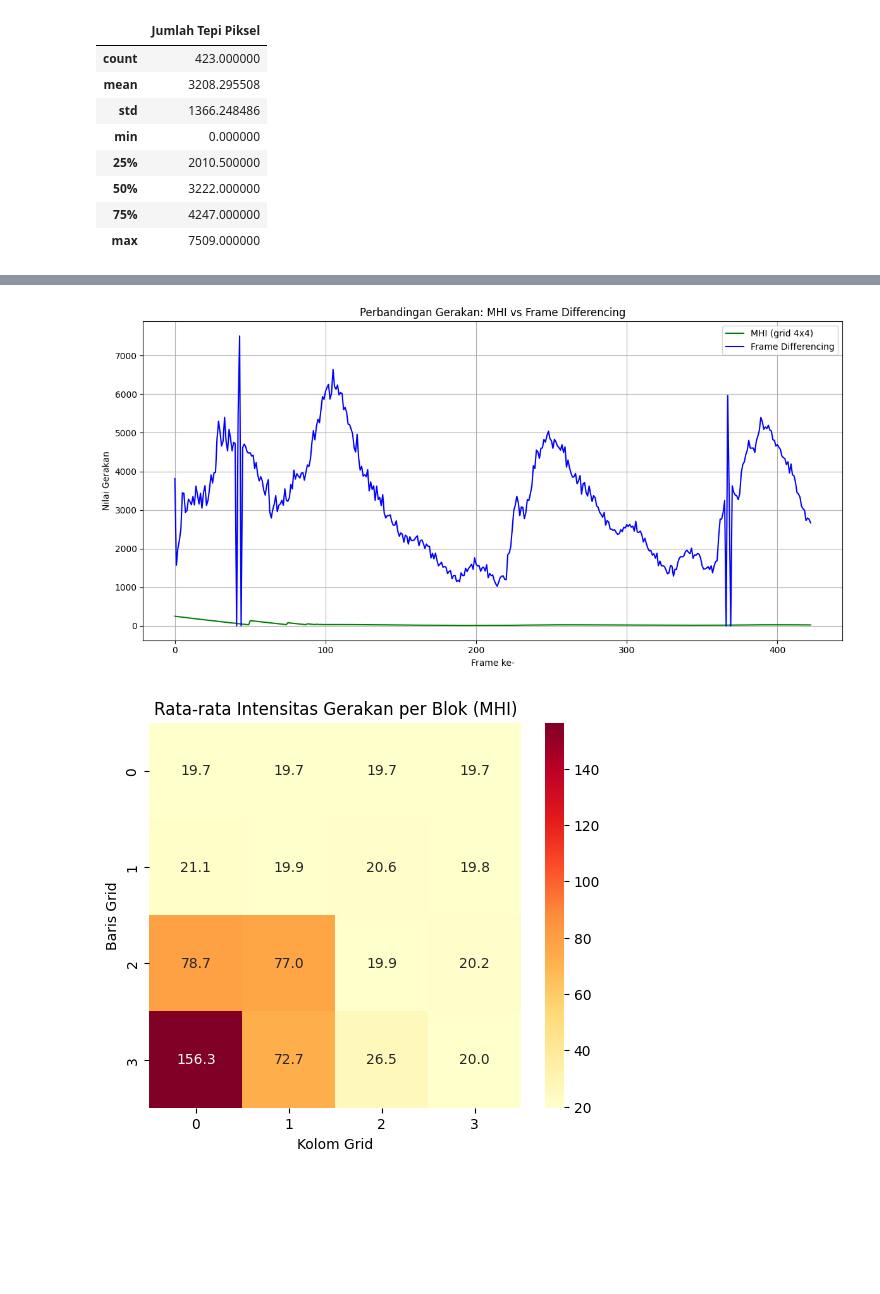
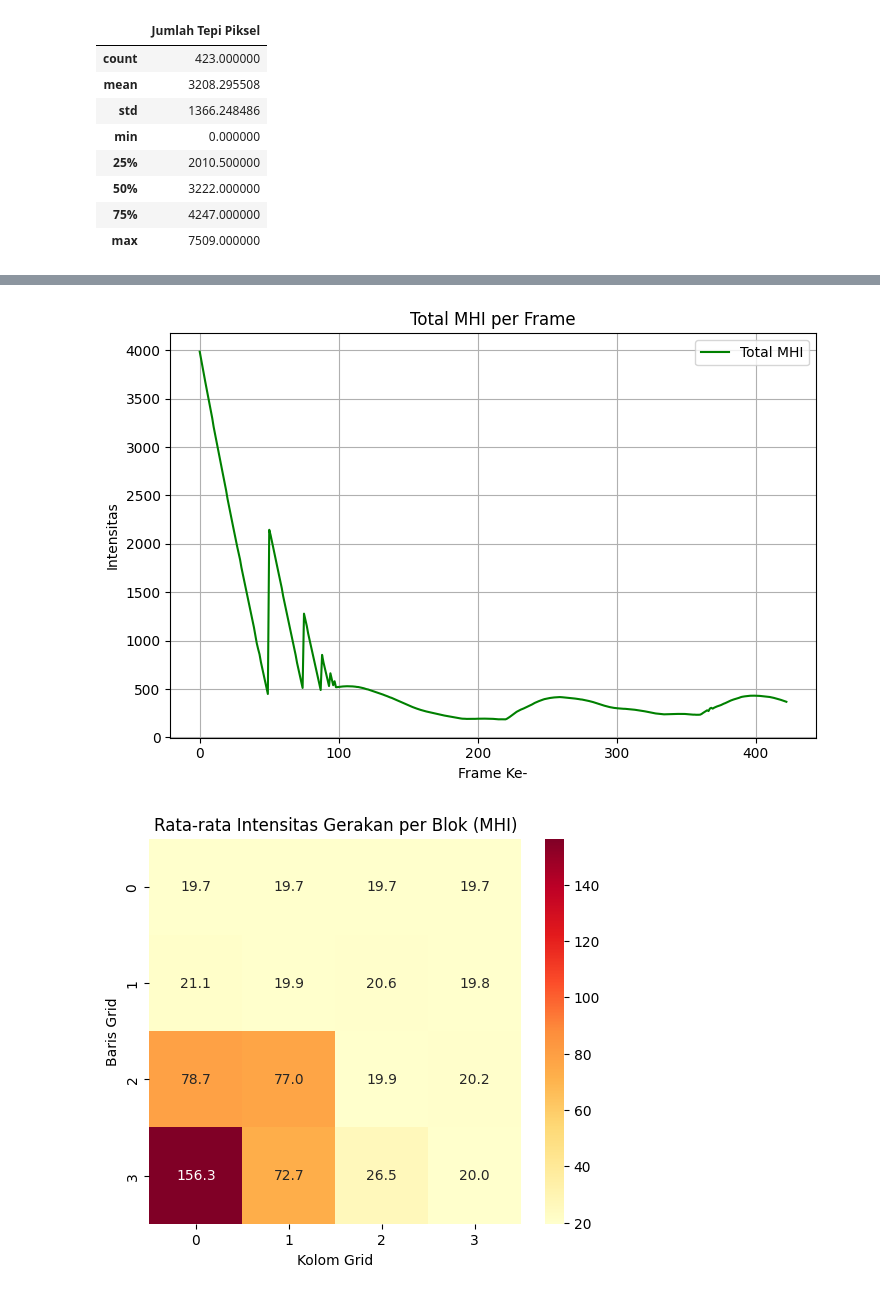
Before and after one commit to rapilap/Rekfit_Vid, a Jupyter notebook: 10122099.ipynb, the cells around one changed output, grey strips where cells are left out. Drawn from its saved outputs; the diff is of its cells as text; code cells hidden in the pictures; blank space fills up the shorter version.

Commit message:
final & add grid check

```diff
--- a/10122099.ipynb
+++ b/10122099.ipynb
@@ -288,21 +271,19 @@ Plot Perbandingan Gerakan Frame Differencing dengan MHI
-# %%
-mhi_mean_per_frame = df_mhi.mean(axis=1)
-diff_values = df_fd.iloc[:, 0]
-
-plt.figure(figsize=(12, 6))
-plt.plot(mhi_mean_per_frame, label='MHI (grid 4x4)', color='green')
-
-if len(mhi_mean_per_frame) == len(diff_values):
-    plt.plot(diff_values, label='Frame Differencing', color='blue')
-
-plt.title("Perbandingan Gerakan: MHI vs Frame Differencing")
-plt.xlabel("Frame ke-")
-plt.ylabel("Nilai Gerakan")
-plt.legend()
-plt.grid(True)
-plt.tight_layout()
-plt.show()
-# %% [output]
-[figure, removed]
+# %%
+plt.figure(figsize=(14, 5))
+
+df_mhi['total_mhi'] = df_mhi.sum(axis=1)
+
+plt.subplot(1, 2, 1)
+plt.plot(df_mhi['total_mhi'], label='Total MHI', color='green')
+plt.title('Total MHI per Frame')
+plt.xlabel('Frame Ke-')
+plt.ylabel('Intensitas')
+plt.grid(True)
+plt.legend()
+
+plt.tight_layout()
+plt.show()
+# %% [output]
+[figure, new version]
 # %%
 mean_mhi = df_mhi.mean()
```
Also changed, not shown: parts of 11 cells of this notebook.
